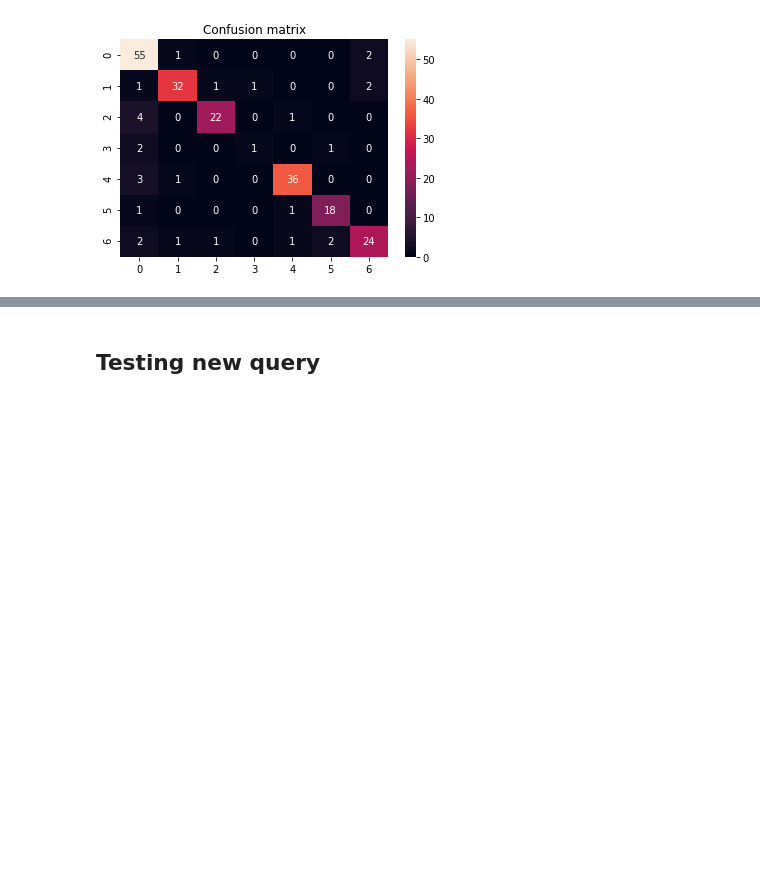
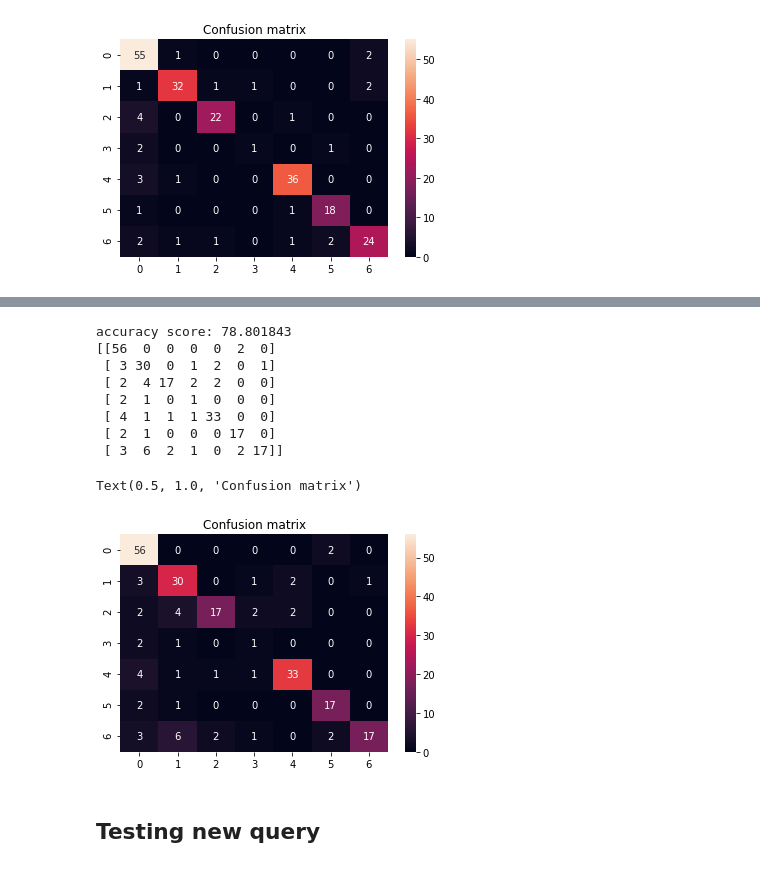
Before and after one commit to Himangshu1086/Chatbot-Medicus, a Jupyter notebook: model-building.ipynb, the cells around one changed output, grey strips where cells are left out. Drawn from its saved outputs; the diff is of its cells as text; code cells hidden in the pictures; blank space fills up the shorter version.

```diff
--- a/model-building.ipynb
+++ b/model-building.ipynb
@@ -107,3 +180,22 @@ Text(0.5, 1.0, 'Confusion matrix')
+# %%
+y_pred_knn = knn.predict(x_test)
+# %%
+from sklearn.metrics import accuracy_score,recall_score,roc_auc_score,confusion_matrix
+print("\naccuracy score: %f"%(accuracy_score(y_test,y_pred_knn)*100))
+print(confusion_matrix(y_test,y_pred_knn))
+sns.heatmap(data=confusion_matrix(y_test,y_pred_knn),annot=True)
+plt.title("Confusion matrix")
+# %% [output]
+accuracy score: 78.801843
+[[56  0  0  0  0  2  0]
+ [ 3 30  0  1  2  0  1]
+ [ 2  4 17  2  2  0  0]
+ [ 2  1  0  1  0  0  0]
+ [ 4  1  1  1 33  0  0]
+ [ 2  1  0  0  0 17  0]
+ [ 3  6  2  1  0  2 17]]
+Text(0.5, 1.0, 'Confusion matrix')
+[figure, added]
 # %% [markdown]
 ## Testing new query
 # %%
```
Also changed, not shown: parts of 11 cells of this notebook.
